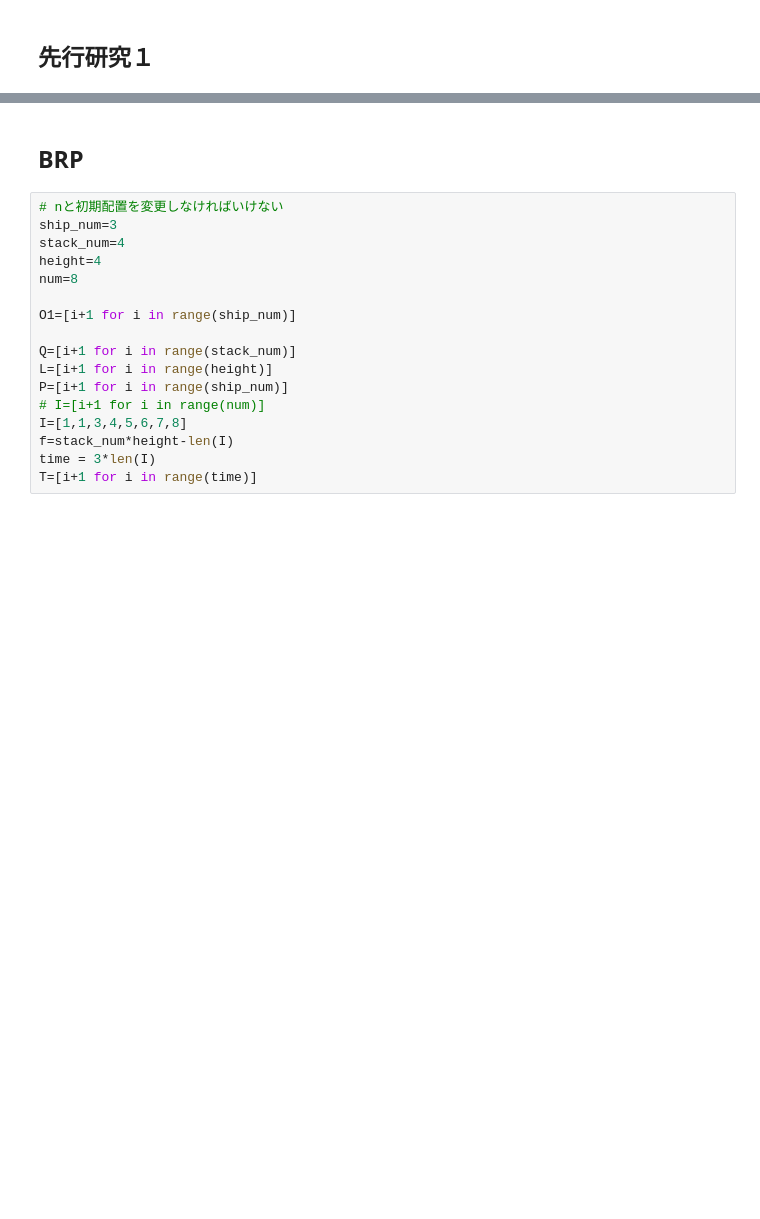
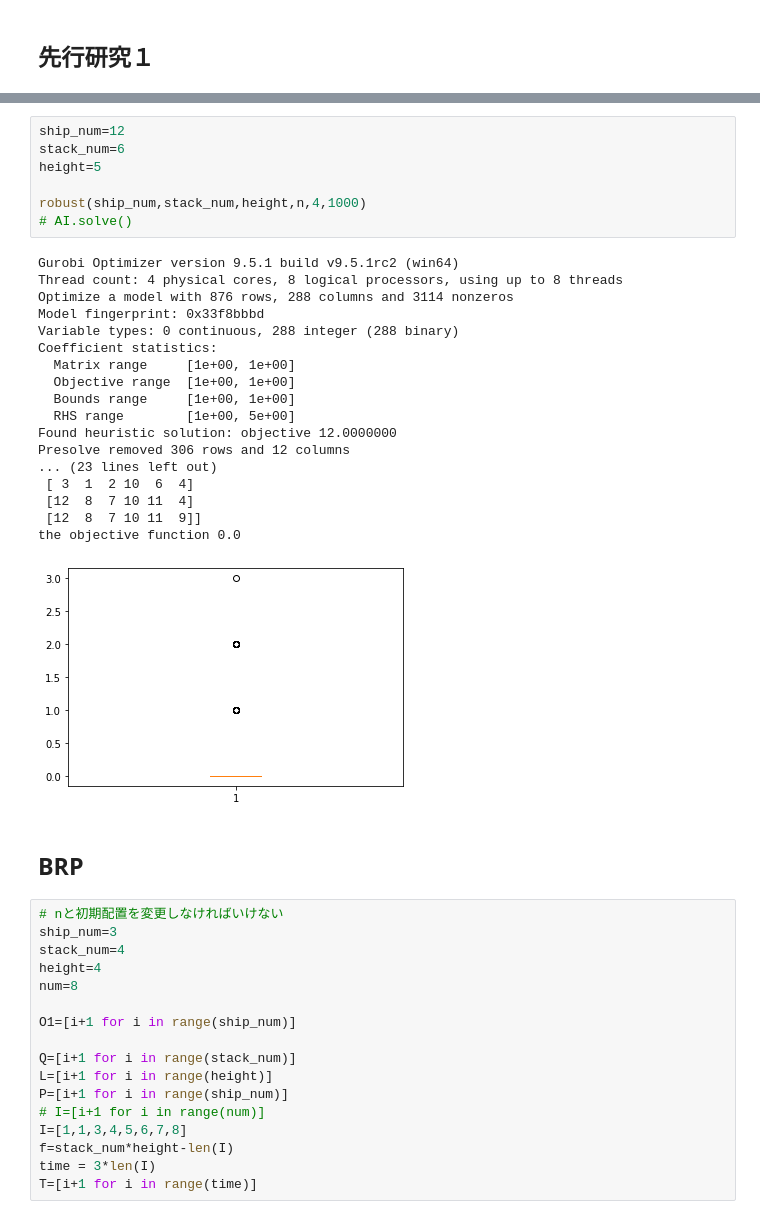
Before and after one commit to ikumadaiki/CPMP, a Jupyter notebook: compare.ipynb, the cells around one changed output, grey strips where cells are left out. Cells and saved outputs as stored; diff of their text form; blank space fills up the shorter version.

```diff
--- a/compare.ipynb
+++ b/compare.ipynb
@@ -310,3 +454,29 @@ the objective function 0.0
+# %%
+ship_num=12
+stack_num=6
+height=5
+
+robust(ship_num,stack_num,height,n,4,1000)
+# AI.solve()
+# %% [output]
+Gurobi Optimizer version 9.5.1 build v9.5.1rc2 (win64)
+Thread count: 4 physical cores, 8 logical processors, using up to 8 threads
+Optimize a model with 876 rows, 288 columns and 3114 nonzeros
+Model fingerprint: 0x33f8bbbd
+Variable types: 0 continuous, 288 integer (288 binary)
+Coefficient statistics:
+  Matrix range     [1e+00, 1e+00]
+  Objective range  [1e+00, 1e+00]
+  Bounds range     [1e+00, 1e+00]
+  RHS range        [1e+00, 5e+00]
+Found heuristic solution: objective 12.0000000
+Presolve removed 306 rows and 12 columns
+... (23 lines left out)
+ [ 3  1  2 10  6  4]
+ [12  8  7 10 11  4]
+ [12  8  7 10 11  9]]
+the objective function 0.0
+[figure, added]
 # %% [markdown]
 ## BRP
 # %%
```
Also changed, not shown: parts of 13 cells of this notebook.
